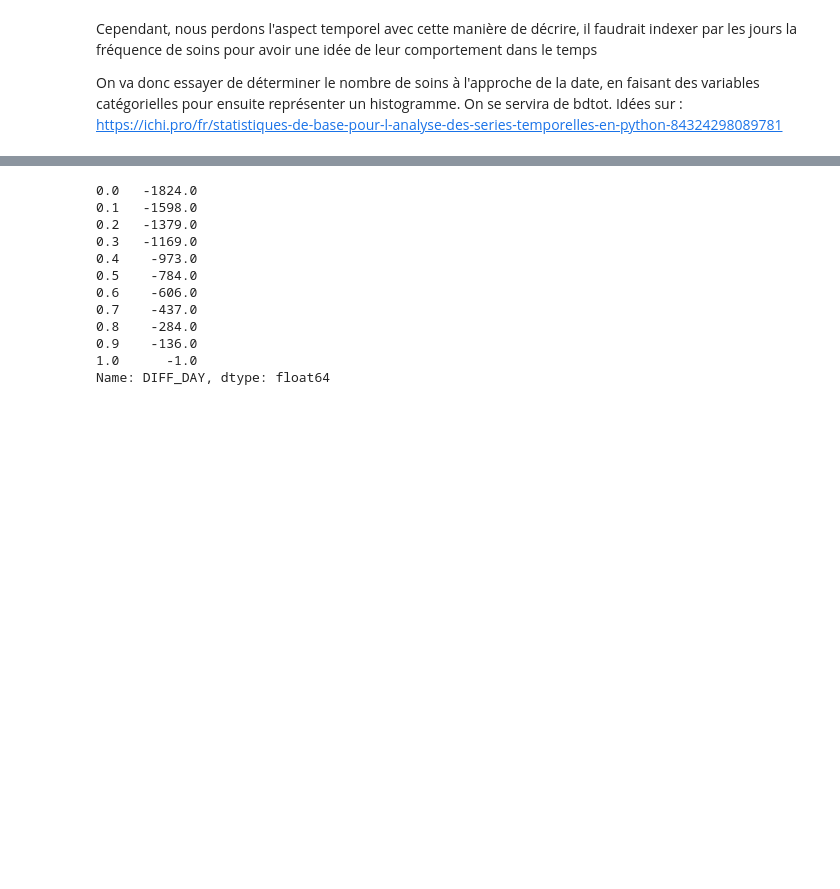
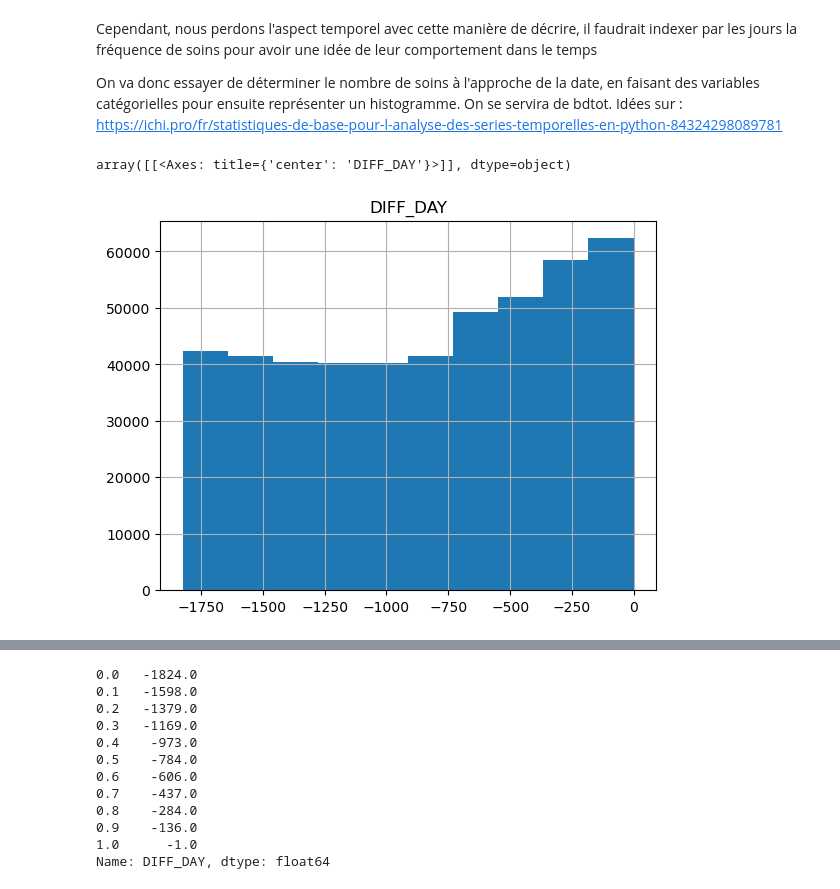
Before and after one commit to jmeynent/Analyse-Mort-Subite, a Jupyter notebook: Untitled.ipynb, the cells around one changed output, grey strips where cells are left out. Saved outputs shown, nothing was run; the diff lists cells and outputs as text; code cells hidden in the pictures; blank space fills up the shorter version.

Commit message:
graphique

```diff
--- a/Untitled.ipynb
+++ b/Untitled.ipynb
@@ -96,3 +106,10 @@ Cependant, nous perdons l'aspect temporel avec cette manière de décrire, il fa
 On va donc essayer de déterminer le nombre de soins à l'approche de la date, en faisant des variables catégorielles pour ensuite représenter un histogramme. On se servira de bdtot. Idées sur : https://ichi.pro/fr/statistiques-de-base-pour-l-analyse-des-series-temporelles-en-python-84324298089781
 # %%
 bdtot['DIFF_DAY'] = bdtot['DIFF_DAY'].astype(np.float64)
+# %%
+bdtot.hist()
+
+#
+# %% [output]
+array([[<Axes: title={'center': 'DIFF_DAY'}>]], dtype=object)
+[figure, added]
```
Also changed, not shown: parts of 3 cells of this notebook.
